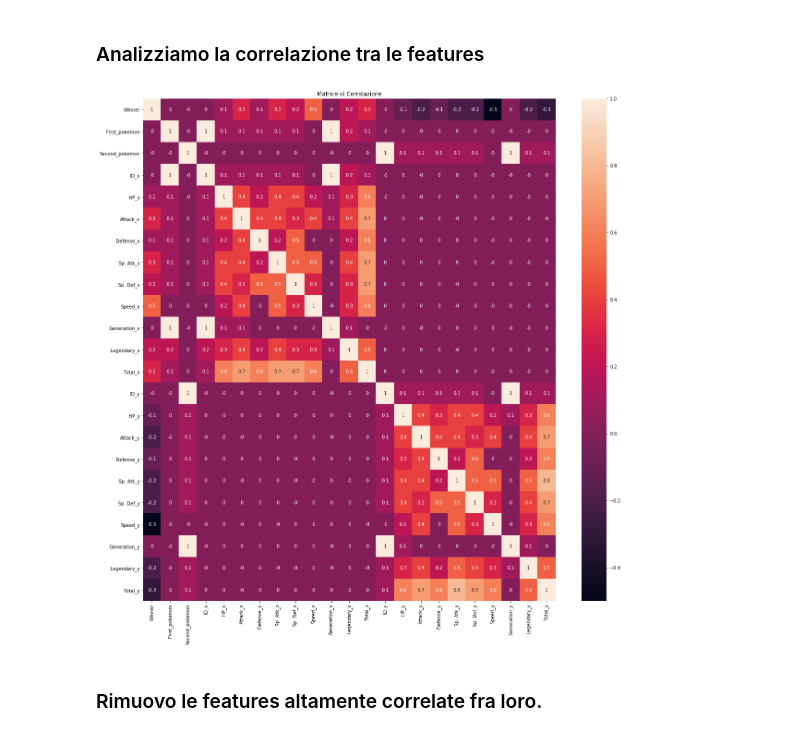
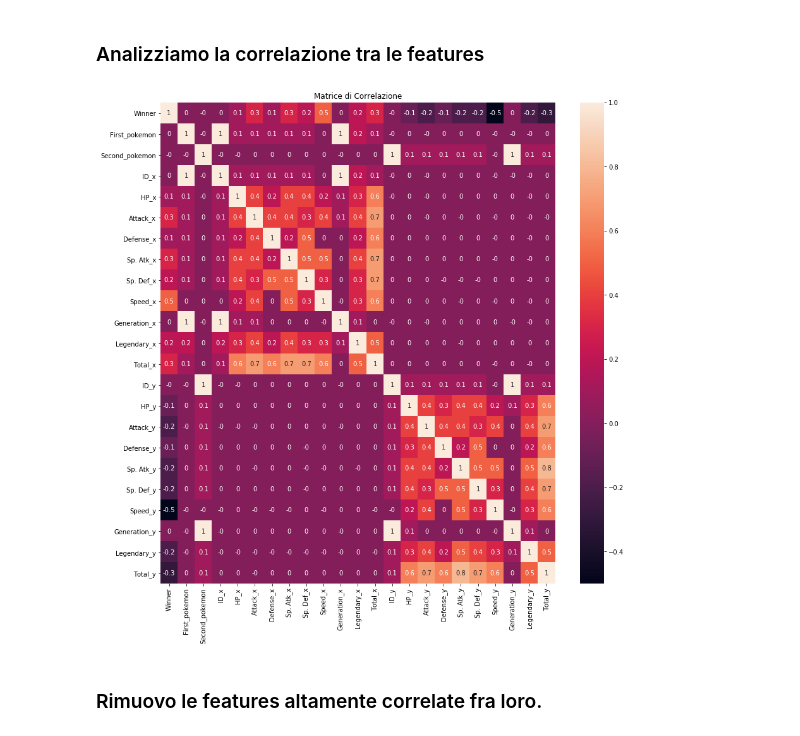
Before and after one commit to alescardicchio/Pokemon, a Jupyter notebook: Pokemon_Training.ipynb, the cells around one changed output. Drawn from its saved outputs; the diff is of its cells as text; code cells hidden in the pictures.

```diff
--- a/Pokemon_Training.ipynb
+++ b/Pokemon_Training.ipynb
@@ -509,11 +461,11 @@ fights.sample(5)
 # %% [markdown]
 ### Analizziamo la correlazione tra le features
 # %%
-plt.figure(figsize = (20,20))
+plt.figure(figsize = (14,14))
 matrix = sns.heatmap(round(fights.corr(), 1), annot=True).set_title('Matrice di Correlazione')
 plt.show()
 # %% [output]
-[figure, old version]
+[figure, new version]
 # %% [markdown]
 ### Rimuovo le features altamente correlate fra loro.
 # %%
```
Also changed, not shown: parts of 18 cells of this notebook.
